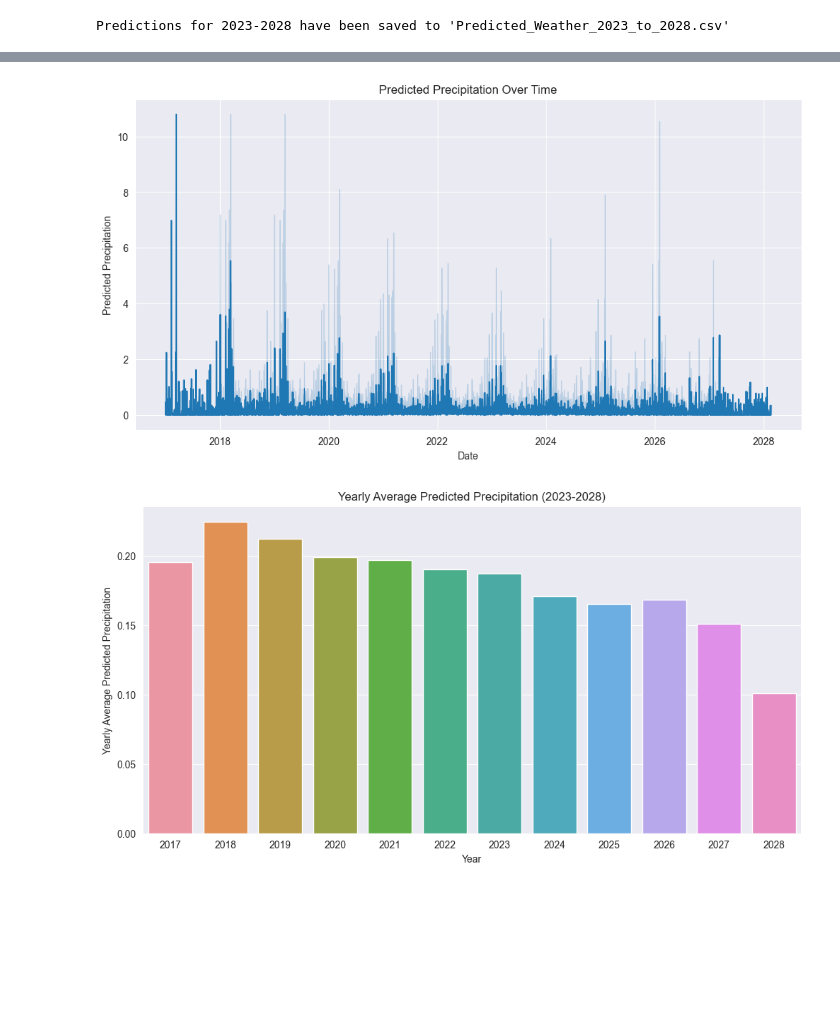
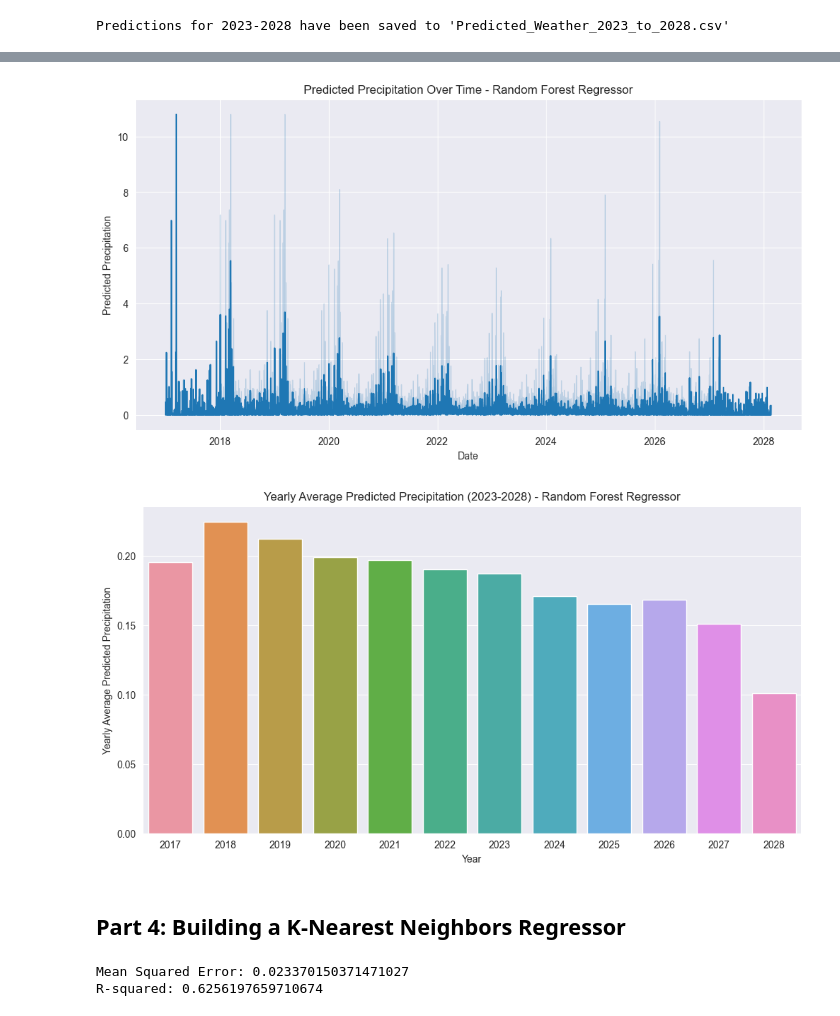
Before and after one commit to martinezjas/DS3000-Project, a Jupyter notebook: sunny-day-index.ipynb, the cells around one changed output, grey strips where cells are left out. Saved outputs shown, nothing was run; the diff lists cells and outputs as text; code cells hidden in the pictures; blank space fills up the shorter version.

```diff
--- a/sunny-day-index.ipynb
+++ b/sunny-day-index.ipynb
@@ -320,29 +332,46 @@ plt.show()
 # %%
 import matplotlib.pyplot as plt
 import seaborn as sns
 
 # Convert 'time' to pandas datetime format
 df_2028['time'] = pd.to_datetime(df_2028['time'])
 
 # Plot predicted precipitation over time
 plt.figure(figsize=(12, 6))
 sns.lineplot(x='time', y='predicted_precipitation', data=df_2028)
 plt.xlabel('Date')
 plt.ylabel('Predicted Precipitation')
-plt.title('Predicted Precipitation Over Time')
+plt.title('Predicted Precipitation Over Time - Random Forest Regressor')
 plt.show()
 
 # Calculate yearly average predicted precipitation
 df_2028['year'] = df_2028['time'].dt.year
 yearly_avg_pred_precip = df_2028.groupby('year')['predicted_precipitation'].mean()
 
 # Plot yearly average predicted precipitation
 plt.figure(figsize=(12, 6))
 sns.barplot(x=yearly_avg_pred_precip.index, y=yearly_avg_pred_precip.values)
 plt.xlabel('Year')
 plt.ylabel('Yearly Average Predicted Precipitation')
-plt.title('Yearly Average Predicted Precipitation (2023-2028)')
+plt.title('Yearly Average Predicted Precipitation (2023-2028) - Random Forest Regressor')
 plt.show()
 # %% [output]
-[figure, old version]
+[figure, new version]
-[figure, old version]
+[figure, new version]
+# %% [markdown]
+## Part 4: Building a K-Nearest Neighbors Regressor
+# %%
+k = 5  # Set the number of neighbors you want to consider
+knn = KNeighborsRegressor(n_neighbors=k)
+knn.fit(X_train, y_train)
+
+y_pred = knn.predict(X_test)
+
+mse = mean_squared_error(y_test, y_pred)
+r2 = r2_score(y_test, y_pred)
+
+print("Mean Squared Error:", mse)
+print("R-squared:", r2)
+# %% [output]
+Mean Squared Error: 0.023370150371471027
+R-squared: 0.6256197659710674
```
Also changed, not shown: parts of 8 cells of this notebook.
